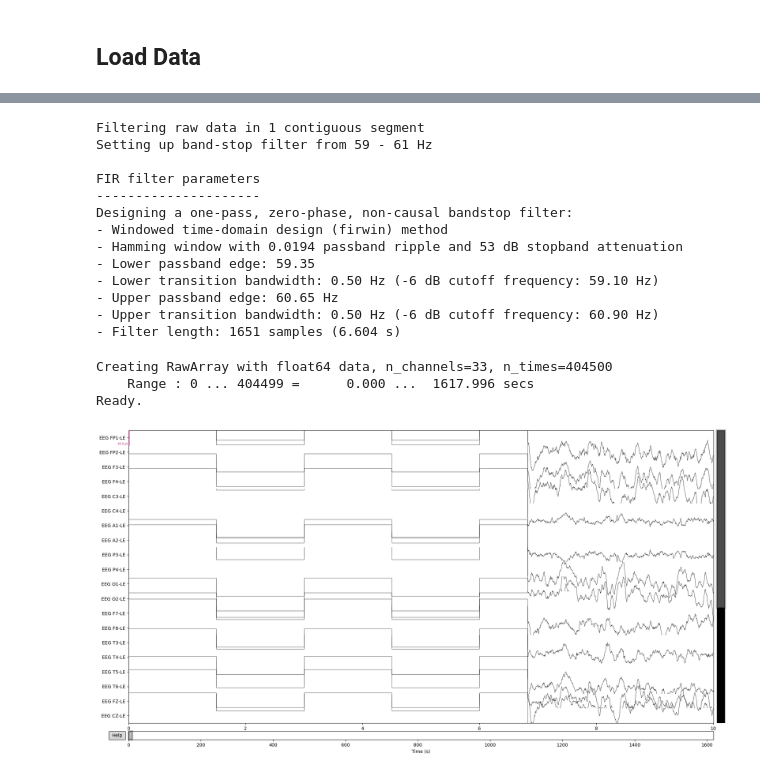
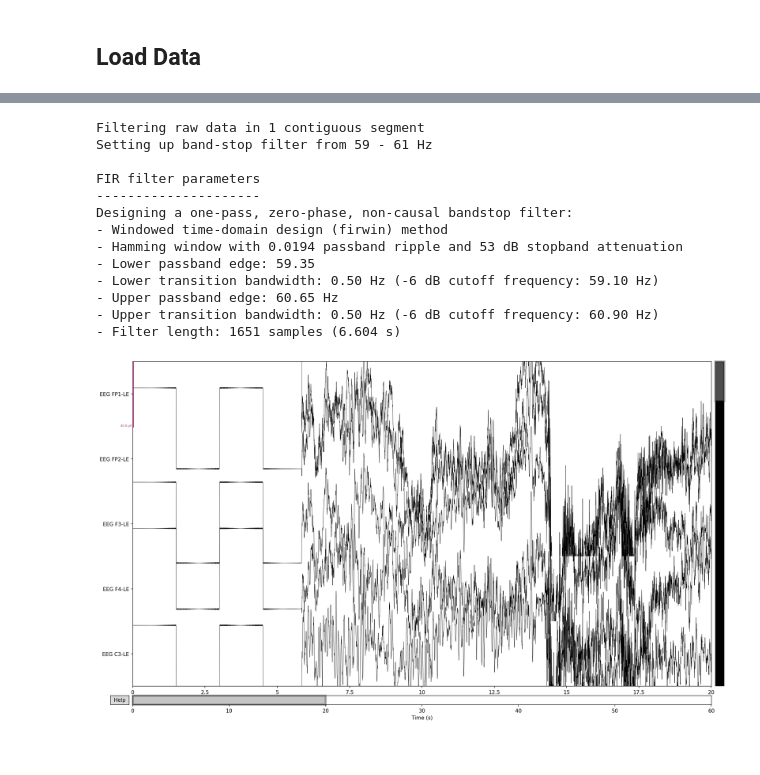
Before and after one commit to Loic017/TinyML-for-Epileptic-Seizures, a Jupyter notebook: eeg_testing.ipynb, the cells around one changed output, grey strips where cells are left out. Cells and saved outputs as stored; diff of their text form; code cells hidden in the pictures.

```diff
--- a/eeg_testing.ipynb
+++ b/eeg_testing.ipynb
@@ -59,30 +62,28 @@ raw.plot()
 # %%
 data = raw.get_data()
 info = raw.info
 frequency = raw.info["sfreq"]
 
 raw.notch_filter(60)
 
-raw.plot()
+raw.plot(duration=20, n_channels=5)
+
+# Next -
+# Plan window
+# Find out which channels are for ABSZ,
+#   Extract and use only those channels
 # %% [output]
 Filtering raw data in 1 contiguous segment
 Setting up band-stop filter from 59 - 61 Hz
 
 FIR filter parameters
 ---------------------
 Designing a one-pass, zero-phase, non-causal bandstop filter:
 - Windowed time-domain design (firwin) method
 - Hamming window with 0.0194 passband ripple and 53 dB stopband attenuation
 - Lower passband edge: 59.35
 - Lower transition bandwidth: 0.50 Hz (-6 dB cutoff frequency: 59.10 Hz)
 - Upper passband edge: 60.65 Hz
 - Upper transition bandwidth: 0.50 Hz (-6 dB cutoff frequency: 60.90 Hz)
 - Filter length: 1651 samples (6.604 s)
+[figure, added]
-# %%
-post_raw = mne.io.RawArray(data, info)
-post_raw.plot()
-# %% [output]
-Creating RawArray with float64 data, n_channels=33, n_times=404500
-    Range : 0 ... 404499 =      0.000 ...  1617.996 secs
-Ready.
-[figure, removed]
```
Also changed, not shown: parts of 5 cells of this notebook, 1 other file.
